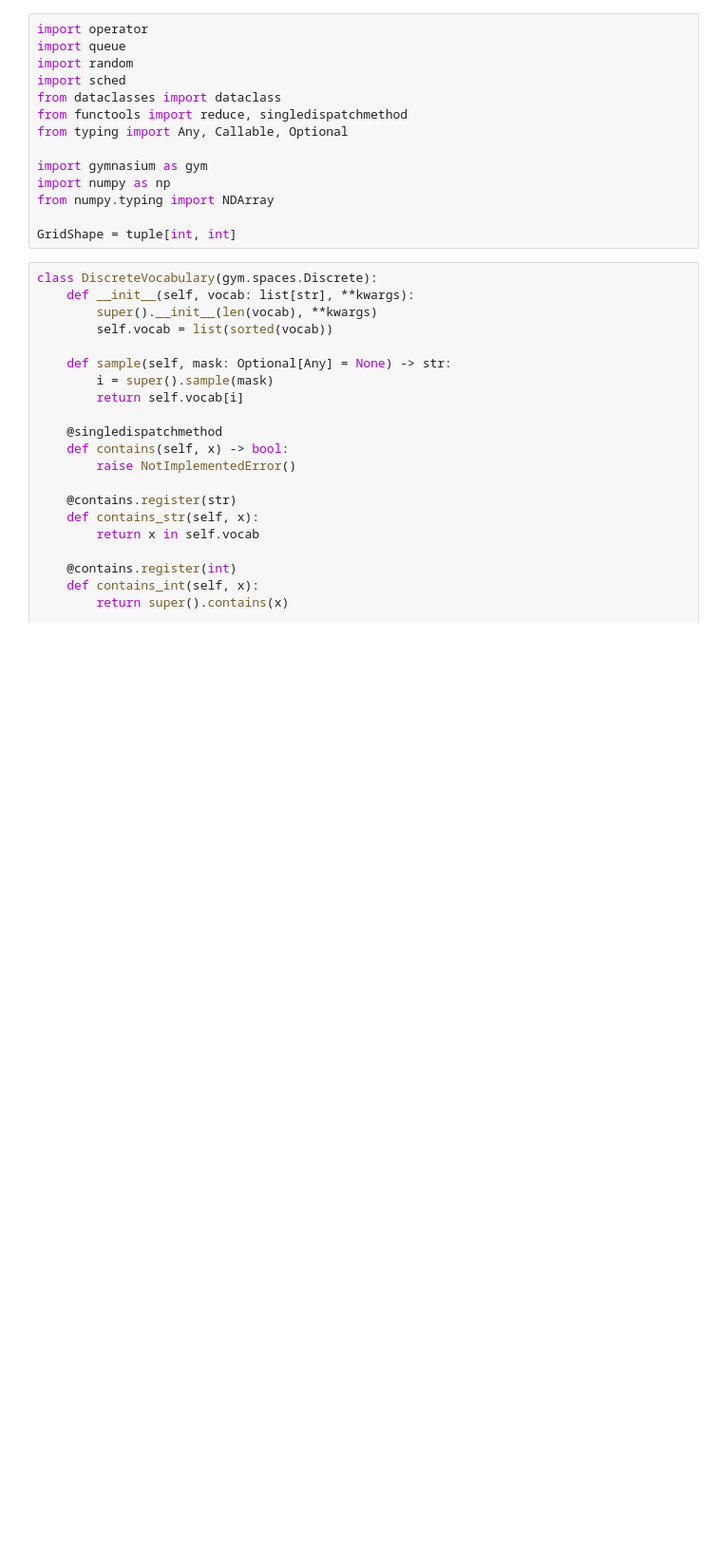
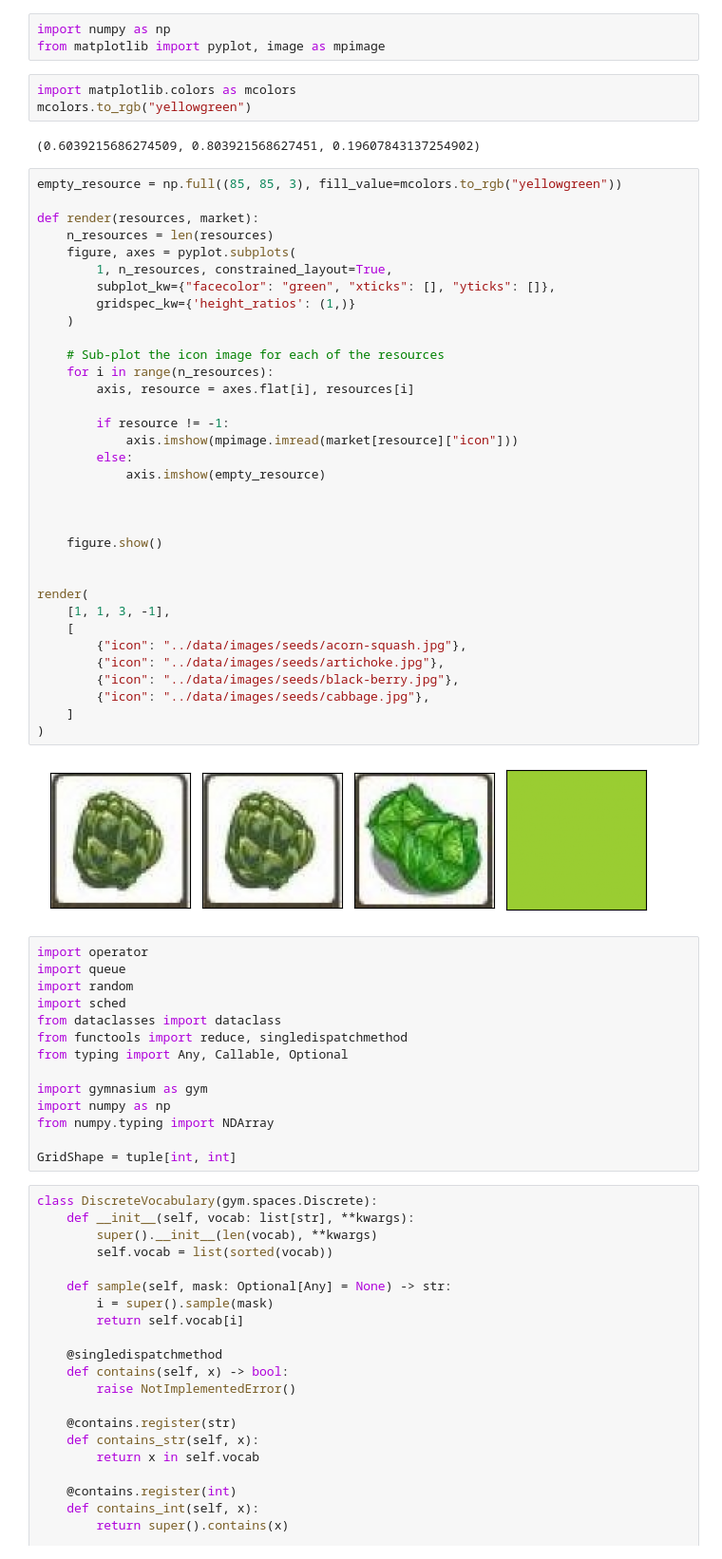
Before and after one commit to frndlytm/rlville, a Jupyter notebook: notebooks/environment.ipynb, the cells around one changed output. Shown at 95% size. Cells and saved outputs as stored; diff of their text form; blank space fills up the shorter version.

```diff
--- a/notebooks/environment.ipynb
+++ b/notebooks/environment.ipynb
@@ -1,3 +1,47 @@
+# %%
+import numpy as np
+from matplotlib import pyplot, image as mpimage
+# %%
+import matplotlib.colors as mcolors
+mcolors.to_rgb("yellowgreen")
+# %% [output]
+(0.6039215686274509, 0.803921568627451, 0.19607843137254902)
+# %%
+empty_resource = np.full((85, 85, 3), fill_value=mcolors.to_rgb("yellowgreen"))
+
+def render(resources, market):
+    n_resources = len(resources)
+    figure, axes = pyplot.subplots(
+        1, n_resources, constrained_layout=True,
+        subplot_kw={"facecolor": "green", "xticks": [], "yticks": []},
+        gridspec_kw={'height_ratios': (1,)}
+    )
+
+    # Sub-plot the icon image for each of the resources
+    for i in range(n_resources):
+        axis, resource = axes.flat[i], resources[i]
+
+        if resource != -1:
+            axis.imshow(mpimage.imread(market[resource]["icon"]))
+        else:
+            axis.imshow(empty_resource)
+
+
+
+    figure.show()
+
+
+render(
+    [1, 1, 3, -1],
+    [
+        {"icon": "../data/images/seeds/acorn-squash.jpg"},
+        {"icon": "../data/images/seeds/artichoke.jpg"},
+        {"icon": "../data/images/seeds/black-berry.jpg"},
+        {"icon": "../data/images/seeds/cabbage.jpg"},
+    ]
+)
+# %% [output]
+[figure, added]
 # %%
 import operator
 import queue
```
Also changed, not shown: parts of 1 cell of this notebook, 4 other files.
